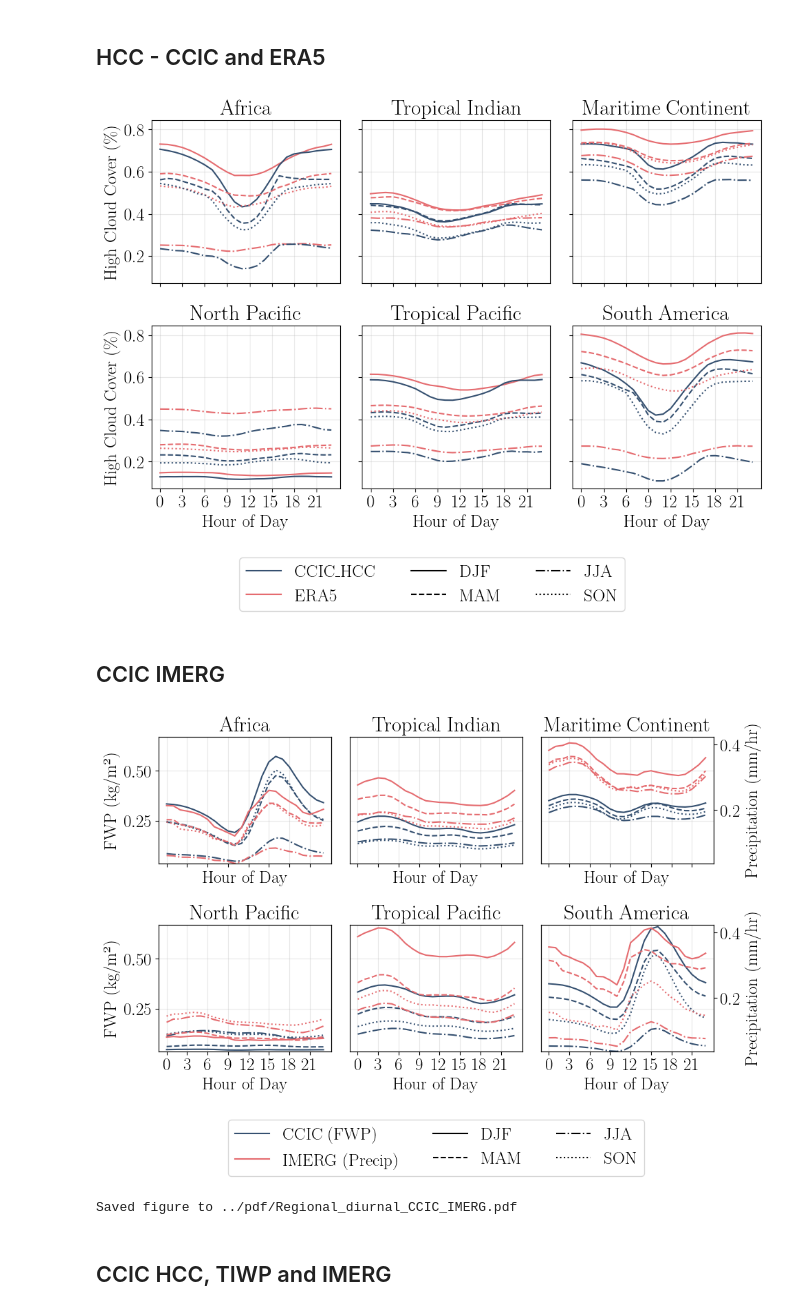
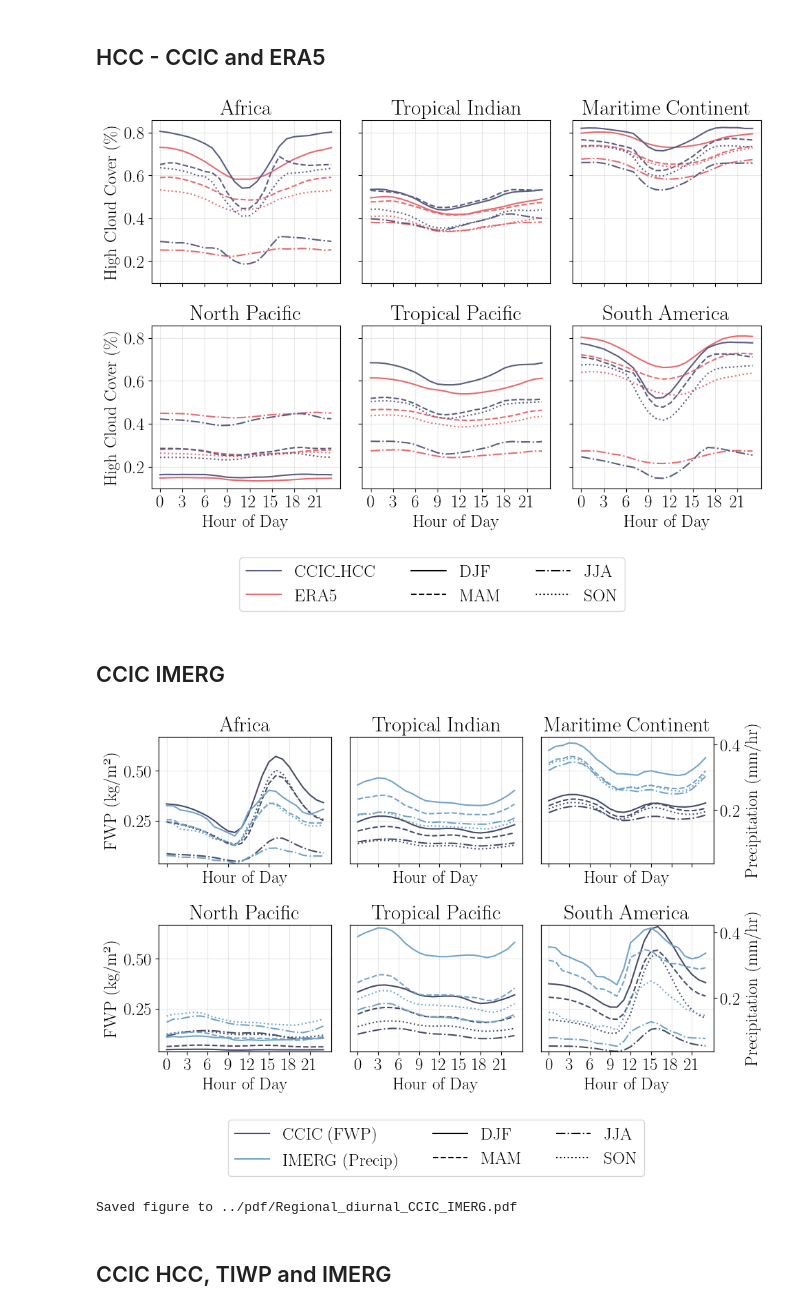
Before and after one commit to lekolara/diurnal_cycles, a Jupyter notebook: notebooks/regional_diurnal.ipynb, the cells around one changed output. Saved outputs shown, nothing was run; the diff lists cells and outputs as text; code cells hidden in the pictures.

```diff
--- a/notebooks/regional_diurnal.ipynb
+++ b/notebooks/regional_diurnal.ipynb
@@ -70,6 +69,11 @@ ax.set_extent([0,360, -40, 40],crs=ccrs.PlateCarree())
 ax.coastlines(linewidth=1)
 ax.add_feature(cfeature.LAND, facecolor='0.95')
 ax.add_feature(cfeature.OCEAN, facecolor='0.85')
+
+# add lon and lat ticks on the left and bottom axis
+ax.set_xticks(np.arange(0, 361, 60), crs=ccrs.PlateCarree())
+ax.set_yticks(np.arange(-40, 41, 20), crs=ccrs.PlateCarree())
+ax.tick_params(labelsize=12)
 
 handles = []
 labels = []
@@ -87,9 +91,8 @@ for region, props in regions_plot.items():
     ax.add_patch(rect)
     handles.append(rect)
     labels.append(region)
-    # Place label at top left of box
 
-#plt.title('Regions Used for Diurnal Cycle Analysis', fontsize=18)
+
 # Place legend outside the plot
 ax.legend(handles, labels, loc='center left', bbox_to_anchor=(1.02, 0.5), fontsize=13, frameon=True)
 plt.tight_layout()
@@ -196,13 +196,13 @@ seasons = {
     "SON": [9, 10, 11]
 }
 
-# Variable names (update if needed)
-er_var = 'pr'  # or the correct variable name in ERA5
-imerg_var = 'pr'  # or the correct variable name in IMERG
+
+er_var = 'pr'
+imerg_var = 'pr'
 
 # Colors and linestyles for datasets and seasons
-imerg_color = '#355070'
-era5_color = '#e56b6fff'
+imerg_color = '#585D81'
+era5_color = '#E7696E'
 
 season_linestyles = ['-', '--', '-.', ':']
 season_names = ['DJF', 'MAM', 'JJA', 'SON']
@@ -210,7 +210,7 @@ season_names = ['DJF', 'MAM', 'JJA', 'SON']
 ratio = [2,3]
 figsize = (10, 7)
 
-RELATIVE = False
+RELATIVE = False # They have comparable absolute values, so no need to normalize
 
 fig, axes = plt.subplots(ratio[0], ratio[1], figsize=figsize, sharex=True, sharey=True)
 axes = axes.flatten()
@@ -249,7 +249,6 @@ season_handles = [
 fig.legend(dataset_handles + season_handles, [h.get_label() for h in dataset_handles + season_handles],
            loc='upper center', bbox_to_anchor=(0.5, 0), ncol=3, frameon=True)
 
-#plt.suptitle('Seasonal Diurnal Cycles: ERA5 vs IMERG', fontsize=25)
 plt.tight_layout(rect=[0, 0, 1, 0.96])
 plt.savefig('../pdf/Regional_diurnal_ERA5_IMERG' + ('_relative' if RELATIVE else '') + '.pdf', bbox_inches='tight')
 plt.show()
@@ -258,13 +257,8 @@ plt.show()
 # %% [markdown]
 ## HCC - CCIC and ERA5
 # %%
-NEW = False
 
-if NEW == True:
-    CCIC_HCC = xr.open_dataset('/scratch/leko/HCC/HCC_diurnal_climatology_2018_new_utc.nc').hcc # New
-else:
-    CCIC_HCC = xr.open_dataset('/scratch/leko/HCC/HCC_diurnal_climatology_2018_utc.nc').hcc # old
-#CCIC_HCC = CCIC_HCC.squeeze('threshold')
+CCIC_HCC = xr.open_dataset('/scratch/leko/HCC/HCC_diurnal_climatology_2018_new_utc.nc').hcc
 ERA5 = xr.open_dataset('/scratch/leko/HCC/ERA5/ERA5_1_deg_diurnal/2018/ERA5_hcc_diurnal_climatology_2018_utc.nc').hcc
 
 # Define seasons as month lists
@@ -275,13 +269,12 @@ seasons = {
     "SON": [9, 10, 11]
 }
 
-# Variable names (update if needed)
-er_var = 'hcc'  # or the correct variable name in ERA5
-imerg_var = 'hcc'  # or the correct variable name in IMERG
+er_var = 'hcc'
+imerg_var = 'hcc'
 
 # Colors and linestyles for datasets and seasons
-ccic_color = '#355070'
-era5_color = '#e56b6fff'
+ccic_color = '#585D81'
+era5_color = '#E7696E'
 season_linestyles = ['-', '--', '-.', ':']
 season_names = ['DJF', 'MAM', 'JJA', 'SON']
 
@@ -304,35 +297,34 @@ for i, (region_name, region) in enumerate(regions_plot.items()):
         # IMERG
         ccic_cycle = seasonal_diurnal(CCIC_HCC, region, months)
         if RELATIVE:
             ccic_cycle = (ccic_cycle / ccic_cycle.mean() - 1) * 100
         ax.plot(CCIC_HCC['hour_of_day'], ccic_cycle, label=f'CCIC_HCC {season}', color=ccic_color, linestyle=season_linestyles[j])
     ax.set_title(region_name)
     ax.set_xticks([0,3,6,9,12,15,18,21])
     ax.grid(True, alpha=0.3)
     if i >= (ratio[0]-1)*ratio[1]:
         ax.set_xlabel('Hour of Day')
     if i % ratio[1] == 0:
         ax.set_ylabel('High Cloud Cover (\%)' if not RELATIVE else 'Relative High Cloud Cover (\%)')
 
 import matplotlib.lines as mlines
 dataset_handles = [
     mlines.Line2D([], [], color=ccic_color, label='CCIC_HCC'),
     mlines.Line2D([], [], color=era5_color, label='ERA5')
 ]
 season_handles = [
     mlines.Line2D([], [], color='black', linestyle=season_linestyles[i], label=season_names[i])
     for i in range(4)
 ]
 
 fig.legend(dataset_handles + season_handles, [h.get_label() for h in dataset_handles + season_handles],
            loc='upper center', bbox_to_anchor=(0.5, 0), ncol=3, frameon=True)
 
-#plt.suptitle('Seasonal Diurnal Cycles: ERA5 vs CCIC_HCC', fontsize=25)
 plt.tight_layout(rect=[0, 0, 1, 0.96])
 plt.savefig('../pdf/Regional_diurnal_ERA5_CCIC_HCC' + ('_relative' if RELATIVE else '') + ('_new' if NEW else '') + '.pdf', bbox_inches='tight')
 plt.show()
 # %% [output]
-[figure, old version]
+[figure, new version]
 # %% [markdown]
 ## CCIC IMERG
 # %%
@@ -340,9 +332,11 @@ plt.show()
 
 IMERG = xr.open_dataset('/scratch/leko/IMERG/IMERG_1_deg_diurnal/IMERG_diurnal_climatology_2018_2023_utc.nc').pr
 CCIC_TIWP = xr.open_dataset('/data/s5/users/lara/master_thesis/data/ccic/CCIC_TIWP_diurnal_climatology_2018_2023_utc.nc').tiwp
+
 # Option to show relative values (divide by mean)
 show_relative = False  # Set to True for relative values
 same_y_axis = True  # Set to True to have same y-axis for all subplots
+
 # Define seasons as month lists
 seasons = {
     "DJF": [12, 1, 2],
@@ -351,11 +345,10 @@ seasons = {
     "SON": [9, 10, 11]
 }
 
-# Variable names (update if needed)
-ccic_var = 'tiwp'  # or the correct variable name in ccic
-imerg_var = 'pr'  # or the correct variable name in IMERG
+# Variable names
+ccic_var = 'tiwp'
+imerg_var = 'pr'
 
-# Colorblind-friendly palette (matplotlib tab10)
 season_linestyles = [
     '-',
     '--',
@@ -363,8 +356,8 @@ season_linestyles = [
     ':'
 ]
 
-ccic_color = '#355070'
-imerg_color = '#e56b6fff'
+ccic_color = '#454A68'
+imerg_color = '#6FA3C9'
 season_names = ['DJF', 'MAM', 'JJA', 'SON']
 ratio = [2,3]
 figsize = (10, 6)
@@ -416,7 +409,7 @@ for i, (region_name, region) in enumerate(regions_plot.items()):
         ax2.set_ylabel('Precipitation (mm/hr)' if not show_relative else 'Relative Precipitation', color='black')
     else:
         ax2.set_ylabel('')
-    # Manage tick visibility: show left y-ticks only for leftmost column, right y-ticks only for rightmost column
+    # show left y-ticks only for leftmost column, right y-ticks only for rightmost column
     ax1.tick_params(axis='y', which='both', labelleft=is_leftmost, left=is_leftmost)
     ax2.tick_params(axis='y', which='both', labelright=is_rightmost, right=is_rightmost)
     ax1.grid(True, alpha=0.3)
@@ -424,7 +417,7 @@ for i, (region_name, region) in enumerate(regions_plot.items()):
         ax1.set_ylim(ccic_min, ccic_max + 0.01)
         ax2.set_ylim(imerg_min, imerg_max + 0.01)
 
-# Custom legend handles
+# legend handles
 import matplotlib.lines as mlines
 dataset_handles = [
     mlines.Line2D([], [], color=ccic_color, label='CCIC (FWP)'),
@@ -438,14 +431,13 @@ season_handles = [
 fig.legend(dataset_handles + season_handles, [h.get_label() for h in dataset_handles + season_handles],
            loc='upper center', bbox_to_anchor=(0.5, 0), ncol=3, frameon=True)
 
-#plt.suptitle('Seasonal Diurnal Cycles: CCIC CPCIR (FWP) vs IMERG (Precip)' + (' (Relative)' if show_relative else ''), fontsize=25)
 plt.tight_layout(rect=[0, 0, 1, 1])
 name = '../pdf/Regional_diurnal_CCIC_IMERG' + ('_relative' if show_relative else '') + ('_dify' if not same_y_axis else '') + '.pdf'
 plt.savefig(name, bbox_inches='tight')
 plt.show()
 print(f'Saved figure to {name}')
 # %% [output]
-[figure, old version]
+[figure, new version]
 Saved figure to ../pdf/Regional_diurnal_CCIC_IMERG.pdf
 # %% [markdown]
 ## CCIC HCC, TIWP and IMERG
```
Also changed, not shown: parts of 10 cells of this notebook.
